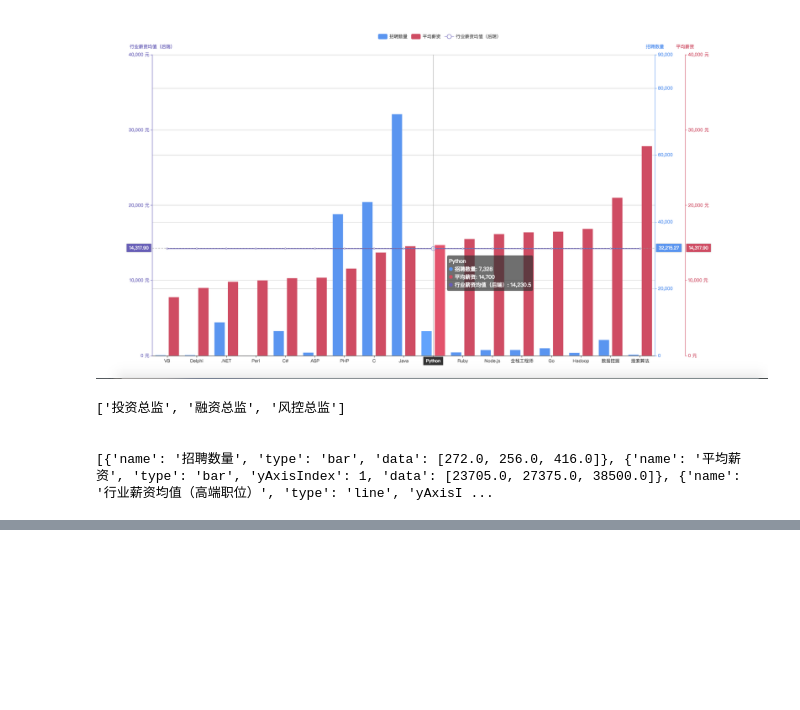
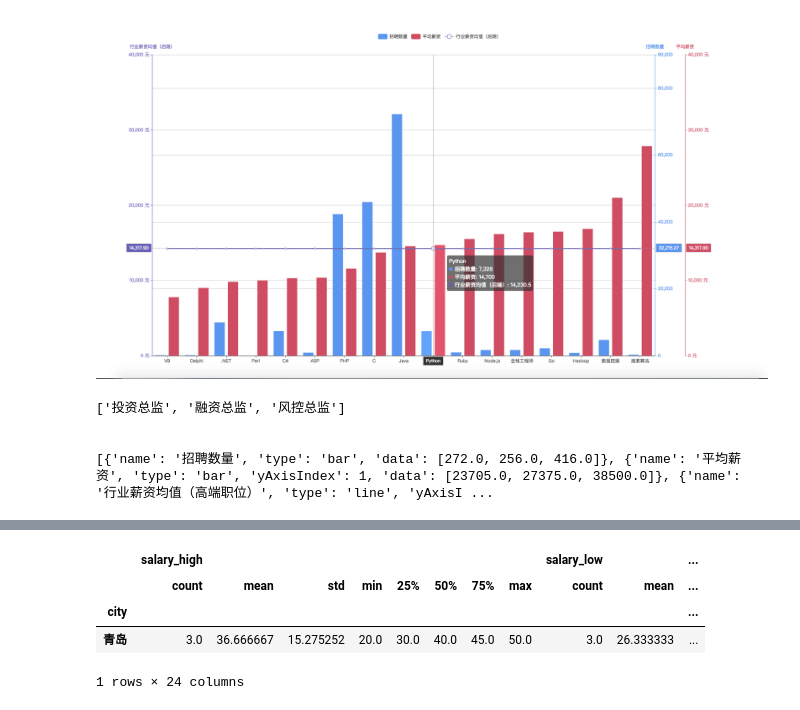
Before and after one commit to Minokun/someCode, a Jupyter notebook: it行业招聘数和薪资情况.ipynb, the cells around one changed output, grey strips where cells are left out. Saved outputs shown, nothing was run; the diff lists cells and outputs as text; code cells hidden in the pictures; blank space fills up the shorter version.

```diff
--- a/it行业招聘数和薪资情况.ipynb
+++ b/it行业招聘数和薪资情况.ipynb
@@ -547,0 +569,22 @@ pt_df[pt_df]
+# %%
+group_type = ['city', 'work_year', 'education']
+for pt_id in pt_third.index:
+    query_pt = pt_third.loc[pt_id]['position_name']
+    city_sm = res_deal[res_deal.position_name.astype(str).str.contains(query_pt.replace('+', '\+'))].groupby(group_type[0]).describe().fillna(0)
+    if len(city_sm) > 0:
+        # 按照薪水来排列
+        csm_df = city_sm[city_sm[('salary_mean', 'std')] > 0].sort_values(('salary_mean', 'mean'), ascending=False)[[('salary_mean', 'mean')]].apply(lambda x: round(1000 * x, 0))
+        csm_list = []
+        for item in csm_df.index:
+            csm_list.append({'name': item, 'value': csm_df.loc[item].values[0]})
+        csm_list
+        with open('/Users/monstar/Desktop/a.txt', 'a') as f:
+            f.write('\r\n' + query_pt + '\r\n' + str(csm_list[::-1]) + '\r\n' + '\r\n')
+# %%
+res_deal[(res_deal.position_name.astype(str).str.contains('技术合伙人')) & (res_deal.city == '青岛')].groupby(group_type[0]).describe().fillna(0)
+# %% [output]
+|  | salary_high |  |  |  |  |  |  |  | salary_low |  | ... |
+|  | count | mean | std | min | 25% | 50% | 75% | max | count | mean | ... |
+| city |  |  |  |  |  |  |  |  |  |  | ... |
+| 青岛 | 3.0 | 36.666667 | 15.275252 | 20.0 | 30.0 | 40.0 | 45.0 | 50.0 | 3.0 | 26.333333 | ... |
+1 rows × 24 columns
```
Also changed, not shown: parts of 12 cells of this notebook, 9 other files.
